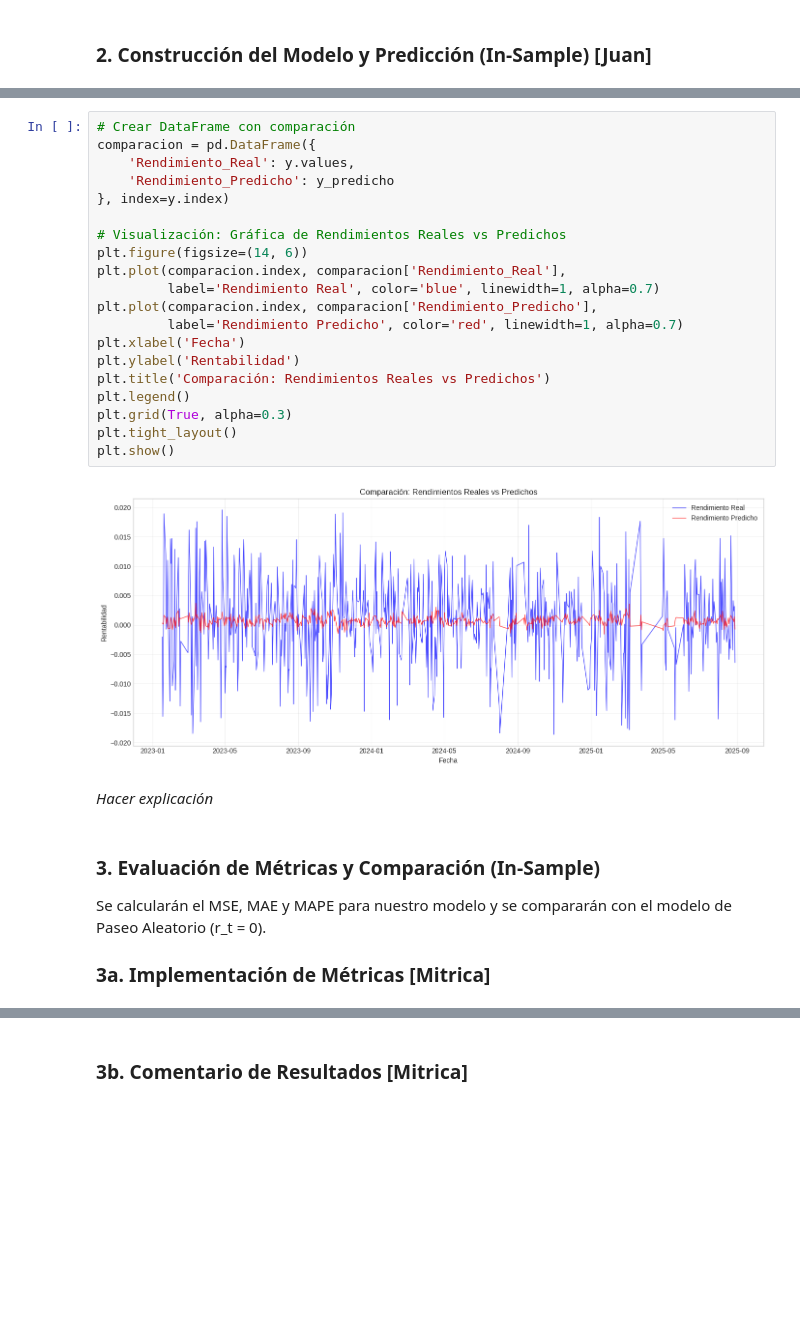
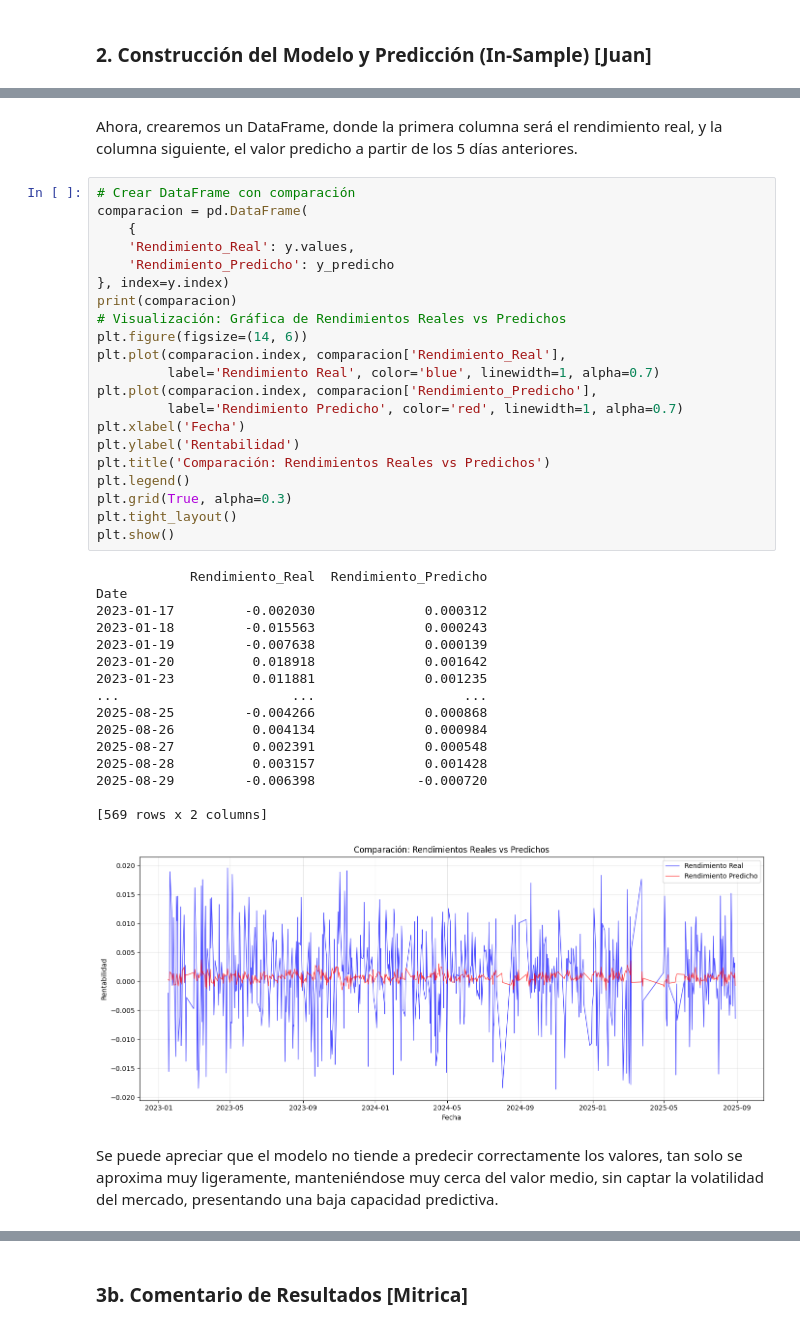
Before and after one commit to M1tr1ca/SP500-Return-Forecast-Linear-Regression, a Jupyter notebook: PL1.ipynb, the cells around one changed output, grey strips where cells are left out. Saved outputs shown, nothing was run; the diff lists cells and outputs as text; blank space fills up the shorter version.

```diff
--- a/PL1.ipynb
+++ b/PL1.ipynb
@@ -581,31 +609,42 @@ Coeficientes:
+# %% [markdown]
+Ahora, crearemos un DataFrame, donde la primera columna será el rendimiento real, y la columna siguiente, el valor predicho a partir de los 5 días anteriores.
 # %%
 # Crear DataFrame con comparación
-comparacion = pd.DataFrame({
+comparacion = pd.DataFrame(
+    {
     'Rendimiento_Real': y.values,
     'Rendimiento_Predicho': y_predicho
 }, index=y.index)
-
+print(comparacion)
 # Visualización: Gráfica de Rendimientos Reales vs Predichos
 plt.figure(figsize=(14, 6))
 plt.plot(comparacion.index, comparacion['Rendimiento_Real'],
          label='Rendimiento Real', color='blue', linewidth=1, alpha=0.7)
 plt.plot(comparacion.index, comparacion['Rendimiento_Predicho'],
          label='Rendimiento Predicho', color='red', linewidth=1, alpha=0.7)
 plt.xlabel('Fecha')
 plt.ylabel('Rentabilidad')
 plt.title('Comparación: Rendimientos Reales vs Predichos')
 plt.legend()
 plt.grid(True, alpha=0.3)
 plt.tight_layout()
 plt.show()
 # %% [output]
+            Rendimiento_Real  Rendimiento_Predicho
+Date
+2023-01-17         -0.002030              0.000312
+2023-01-18         -0.015563              0.000243
+2023-01-19         -0.007638              0.000139
+2023-01-20          0.018918              0.001642
+2023-01-23          0.011881              0.001235
+...                      ...                   ...
+2025-08-25         -0.004266              0.000868
+2025-08-26          0.004134              0.000984
+2025-08-27          0.002391              0.000548
+2025-08-28          0.003157              0.001428
+2025-08-29         -0.006398             -0.000720
+
+[569 rows x 2 columns]
-[figure, old version]
+[figure, new version]
-# %% [markdown]
-*Hacer explicación*
-# %% [markdown]
-### 3. Evaluación de Métricas y Comparación (In-Sample)
-
-Se calcularán el MSE, MAE y MAPE para nuestro modelo y se compararán con el modelo de Paseo Aleatorio (r_t = 0).
-
-
-### 3a. Implementación de Métricas [Mitrica]
+# %% [markdown]
+Se puede apreciar que el modelo no tiende a predecir correctamente los valores, tan solo se aproxima muy ligeramente, manteniéndose muy cerca del valor medio, sin captar la volatilidad del mercado, presentando una baja capacidad predictiva.
```
Also changed, not shown: parts of 29 cells of this notebook, 1 other file.
